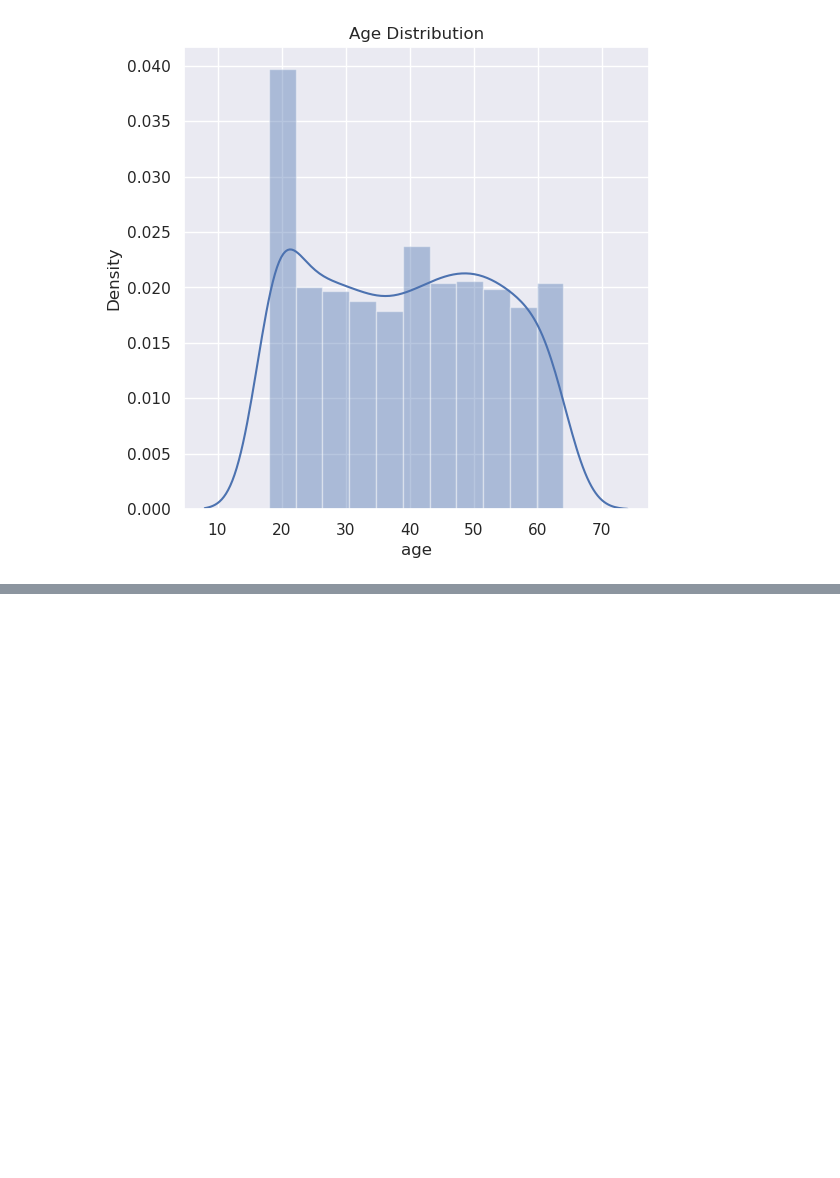
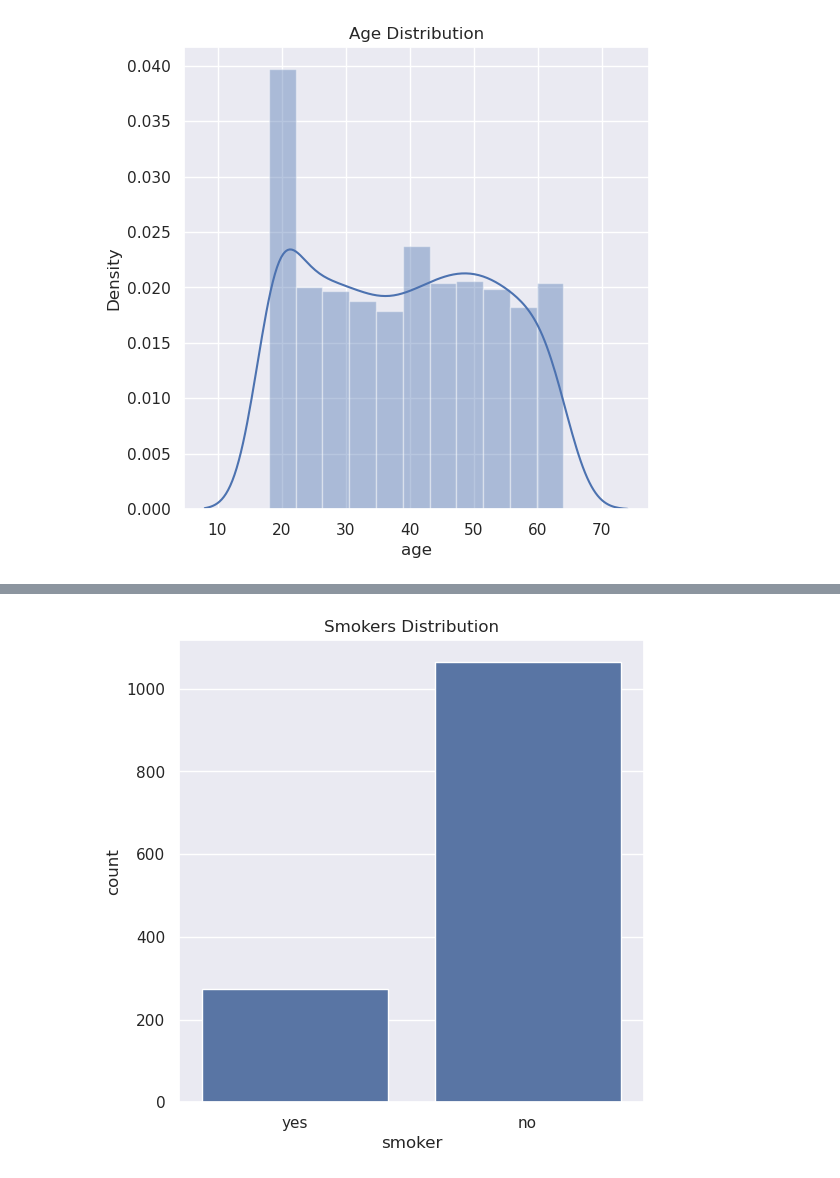
Before and after one commit to kamijoseph/medical_insurance_project, a Jupyter notebook: medical_insurance_cost.ipynb, the cells around one changed output, grey strips where cells are left out. Saved outputs shown, nothing was run; the diff lists cells and outputs as text; code cells hidden in the pictures; blank space fills up the shorter version.

```diff
--- a/medical_insurance_cost.ipynb
+++ b/medical_insurance_cost.ipynb
@@ -99,0 +151,8 @@ https://gist.github.com/mwaskom/de44147ed2974457ad6372750bbe5751
+# %%
+# smokers distribution
+plt.figure(figsize=(6,6))
+sns.countplot(x='smoker', data=data)
+plt.title("Smokers Distribution")
+plt.show()
+# %% [output]
+[figure, added]
```
Also changed, not shown: parts of 9 cells of this notebook.
